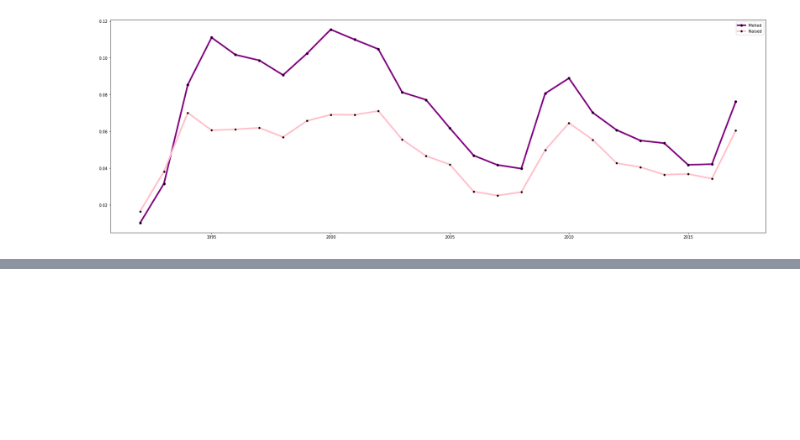
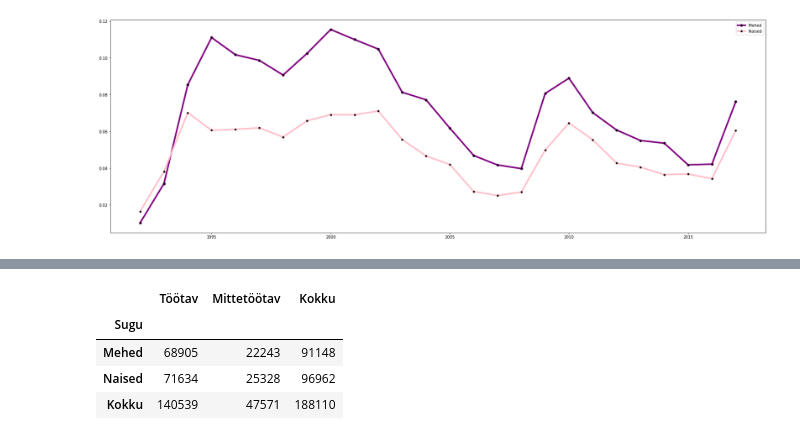
Before and after one commit to KarinRosen/Introduction-to-Data-Science-project, a Jupyter notebook: sots.ipynb, the cells around one changed output, grey strips where cells are left out. Saved outputs shown, nothing was run; the diff lists cells and outputs as text; code cells hidden in the pictures; blank space fills up the shorter version.

```diff
--- a/sots.ipynb
+++ b/sots.ipynb
@@ -54,0 +65,11 @@ plt.show()
+# %%
+def swap_columns(df, col1, col2):
+    col_list = list(df.columns)
+    x, y = col_list.index(col1), col_list.index(col2)
+    col_list[y], col_list[x] = col_list[x], col_list[y]
+    df = df[col_list]
+    return df
+# %%
+sots_lahutus = swap_columns(sots_lahutus, 'Mittetöötav', 'Töötu')
+# %%
+sots_lahutus = sots_lahutus.drop(['Töötu', "Pensionär", "(Üli)õpilane", "Kodune"], axis = 1)
@@ -54,0 +83,10 @@ plt.show()
+# %%
+sots_lahutus.loc["Kokku"] = [68905+71634, 22243+25328, 188110]
+# %%
+sots_lahutus
+# %% [output]
+|  | Töötav | Mittetöötav | Kokku |
+| Sugu |  |  |  |
+| Mehed | 68905 | 22243 | 91148 |
+| Naised | 71634 | 25328 | 96962 |
+| Kokku | 140539 | 47571 | 188110 |
```
Also changed, not shown: parts of 3 cells of this notebook.
